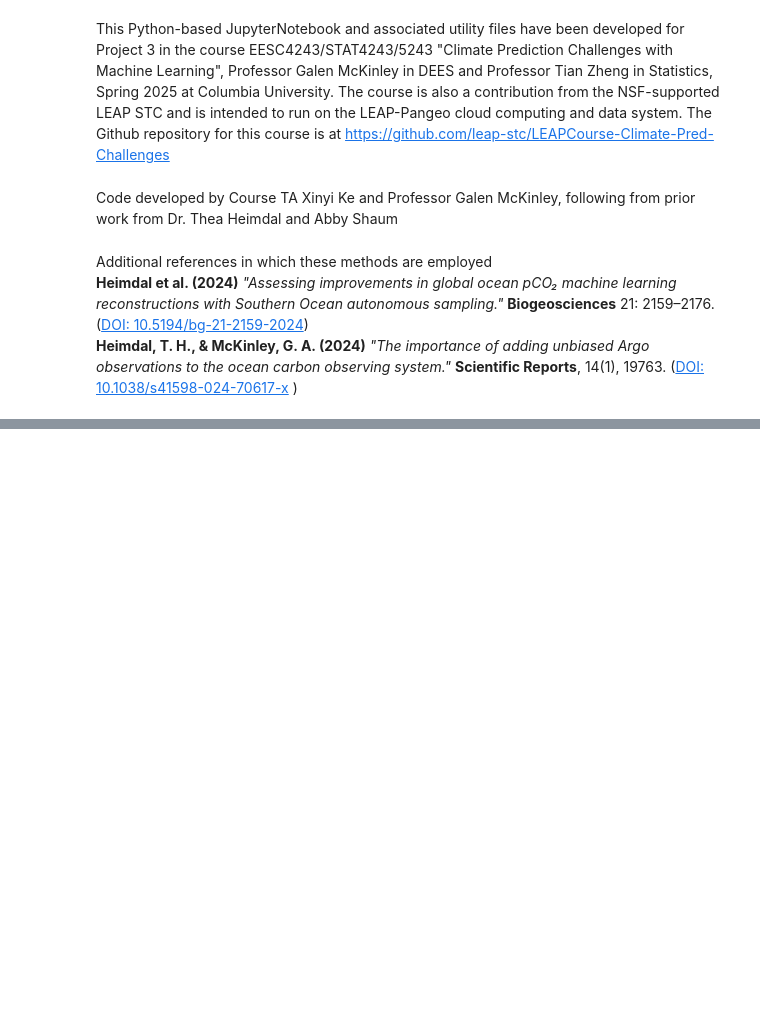
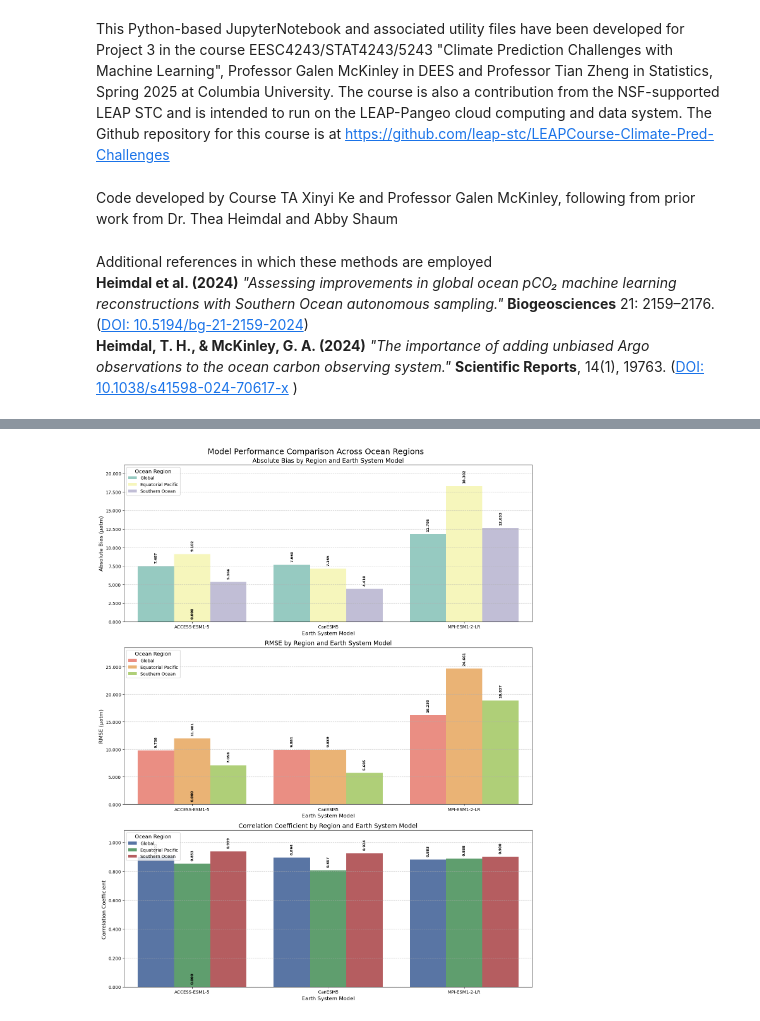
Before and after one commit to JuanPalaciosGodoy/climate-ml-project3-group2, a Jupyter notebook: Project3-ReconstructPCO2/notebooks/Project3_NN.ipynb, the cells around one changed output, grey strips where cells are left out. Saved outputs shown, nothing was run; the diff lists cells and outputs as text; code cells hidden in the pictures; blank space fills up the shorter version.

```diff
--- a/Project3-ReconstructPCO2/notebooks/Project3_NN.ipynb
+++ b/Project3-ReconstructPCO2/notebooks/Project3_NN.ipynb
@@ -980,0 +1195,58 @@ Additional references in which these methods are employed\
+# %%
+# Create comparative plots for all three metrics across selected regions
+metrics_to_plot = ['bias', 'rmse', 'correlation']
+metric_titles = ['Absolute Bias', 'RMSE', 'Correlation Coefficient']
+metric_units = ['(µatm)', '(µatm)', '']
+custom_palettes = [
+    ['#8DD3C7', '#FFFFB3', '#BEBADA'],  # For Bias
+    ['#FB8072', '#FDB462', '#B3DE69'],  # For RMSE
+    ['#4C72B0', '#55A868', '#C44E52']   # For Correlation
+]
+
+# Set up a figure with subplots
+fig, axes = plt.subplots(3, 1, figsize=(14, 18))
+
+# Regions to show
+regions_to_show = ['Global', 'Equatorial Pacific', 'Southern Ocean']
+
+# Reshape data for plotting
+plot_data = regional_metrics.reset_index()
+plot_data = plot_data[plot_data['region'].isin(regions_to_show)]
+
+# Plot each metric
+for i, (metric, title, unit, palette) in enumerate(zip(metrics_to_plot, metric_titles, metric_units, custom_palettes)):
+    # Create grouped bar plot
+    sns.barplot(x='ensemble', y=metric, hue='region', data=plot_data, ax=axes[i], palette=palette)
+
+    axes[i].set_title(f'{title} by Region and Earth System Model', fontsize=14)
+    axes[i].set_xlabel('Earth System Model', fontsize=12)
+    axes[i].set_ylabel(f'{title} {unit}', fontsize=12)
+    axes[i].legend(title='Ocean Region', fontsize=10, title_fontsize=12)
+    axes[i].grid(axis='y', linestyle='--', alpha=0.7)
+    axes[i].yaxis.set_major_formatter(FormatStrFormatter('%.3f'))
+
+    # Add value labels to the bars
+    for j, bar in enumerate(axes[i].patches):
+        height = bar.get_height()
+        if not np.isnan(height):  # Only add text if the value is not NaN
+            axes[i].text(
+                bar.get_x() + bar.get_width()/2,
+                height + (axes[i].get_ylim()[1] - axes[i].get_ylim()[0])*0.02,  # Position relative to axis range
+                f'{height:.3f}',
+                ha='center',
+                va='bottom',
+                fontsize=8,
+                weight='bold',
+                rotation=90 if len(regions_to_show) > 2 else 0  # Rotate text if many regions
+            )
+
+    # Adjust y-axis to create space for the labels
+    current_ylim = axes[i].get_ylim()
+    axes[i].set_ylim([current_ylim[0], current_ylim[1] * 1.1])  # Add 10% more space
+
+fig.suptitle('Model Performance Comparison Across Ocean Regions', fontsize=18, y=0.98)
+plt.tight_layout()
+plt.subplots_adjust(top=0.95)  # Adjust for the suptitle
+plt.show()
+# %% [output]
+[figure, added]
```
Also changed, not shown: parts of 17 cells of this notebook.
